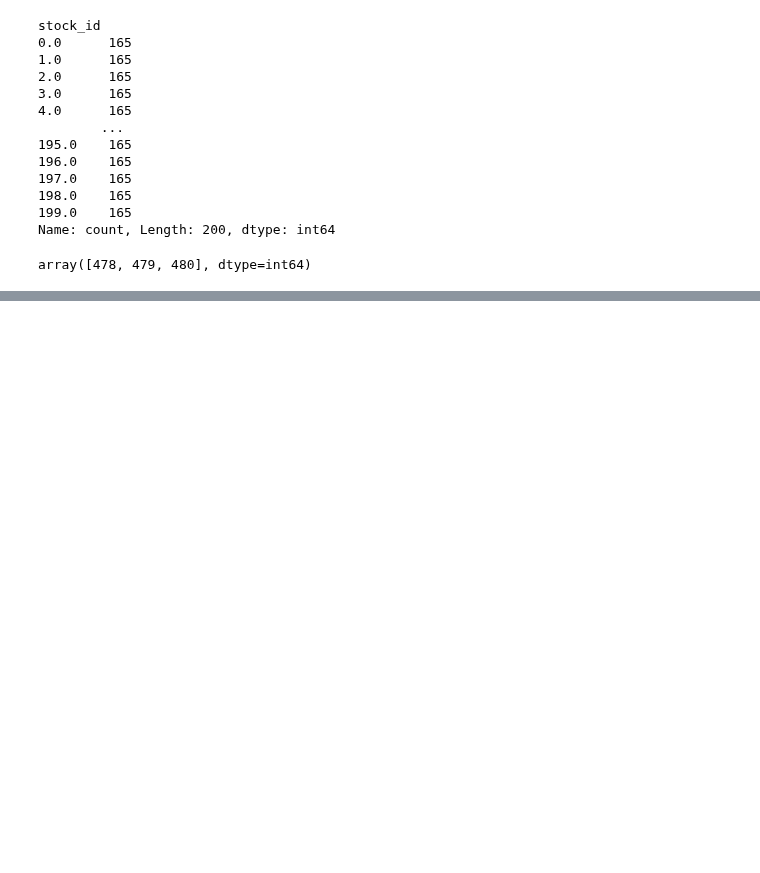
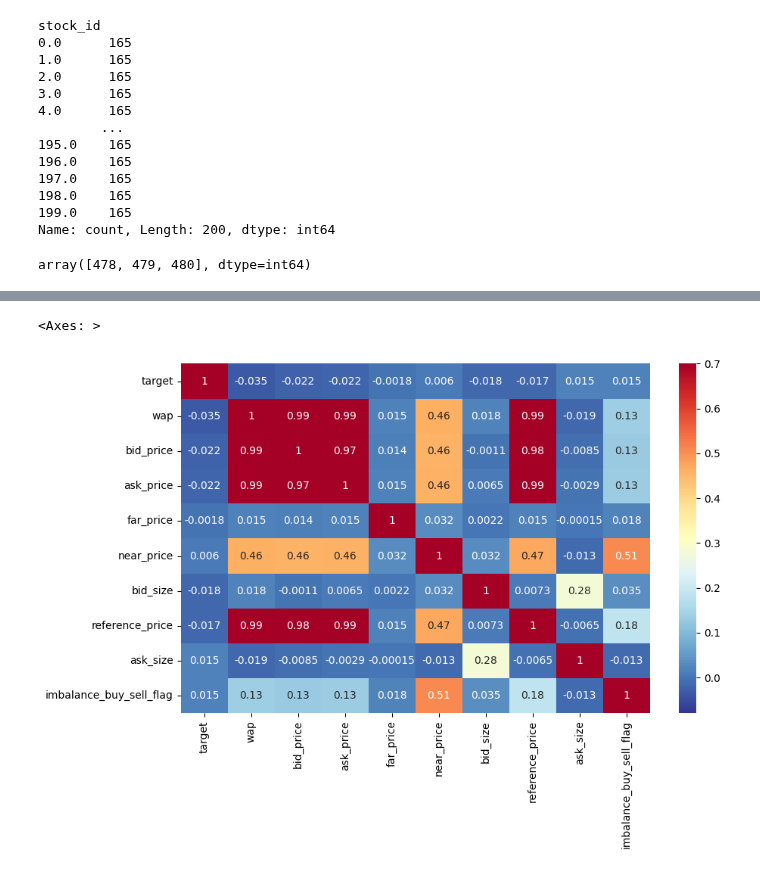
Before and after one commit to huanrafa/ProjectPracticing, a Jupyter notebook: 2023_12(1) Optiver - Trading at the Close/OptiverTrading.ipynb, the cells around one changed output, grey strips where cells are left out. Cells and saved outputs as stored; diff of their text form; code cells hidden in the pictures; blank space fills up the shorter version.

```diff
--- a/2023_12(1) Optiver - Trading at the Close/OptiverTrading.ipynb
+++ b/2023_12(1) Optiver - Trading at the Close/OptiverTrading.ipynb
@@ -199,3 +193,10 @@ null_count_trn
 | target | 0.001680 |
 | time_id | 0.000000 |
 | row_id | 0.000000 |
+# %%
+# Drop rows with missing values in 'target' column:
+training.dropna(subset=['target'], inplace=True)
+
+null_count_trn = pd.DataFrame(training.isnull().sum() / training.shape[0] * 100)
+null_count_trn.rename(columns={0: 'Missing value percentage'}, inplace=True)
+null_count_trn
@@ -318,0 +359,9 @@ array([478, 479, 480], dtype=int64)
+# %%
+mini_train = training[['target', 'wap', 'bid_price', 'ask_price', 'far_price', 'near_price', 'bid_size', 'reference_price', 'ask_size', 'imbalance_buy_sell_flag']]
+mini_train_corr = mini_train.corr()
+
+plt.figure(figsize=(10,6))
+sns.heatmap(mini_train_corr, cmap = plt.cm.RdYlBu_r, annot=True, vmax = 0.7, vmin = -0.08)
+# %% [output]
+<Axes: >
+[figure, added]
```
Also changed, not shown: parts of 15 cells of this notebook, 1 other file.
